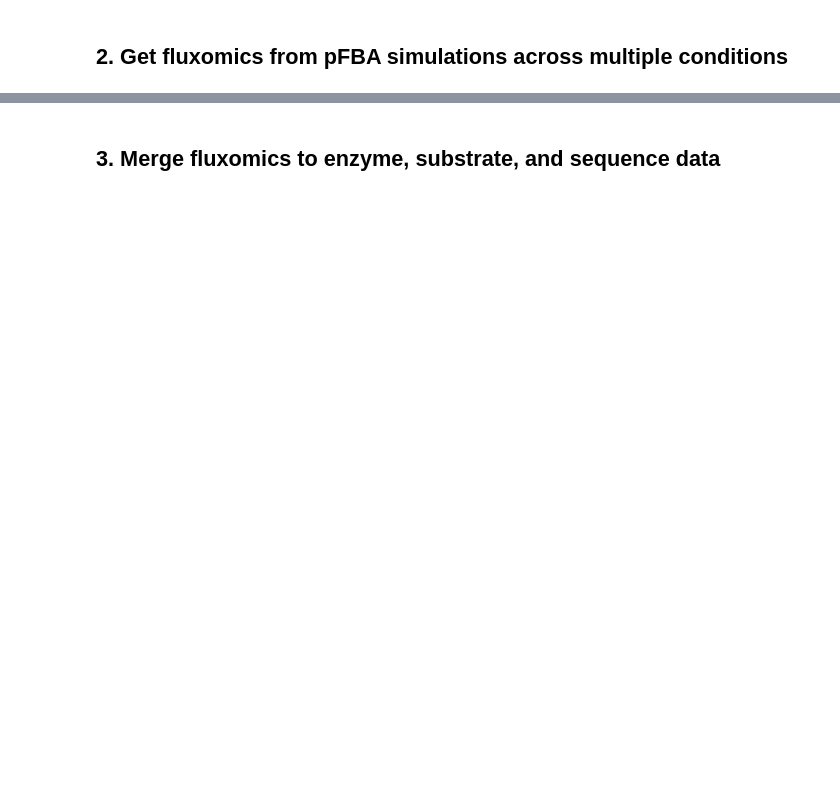
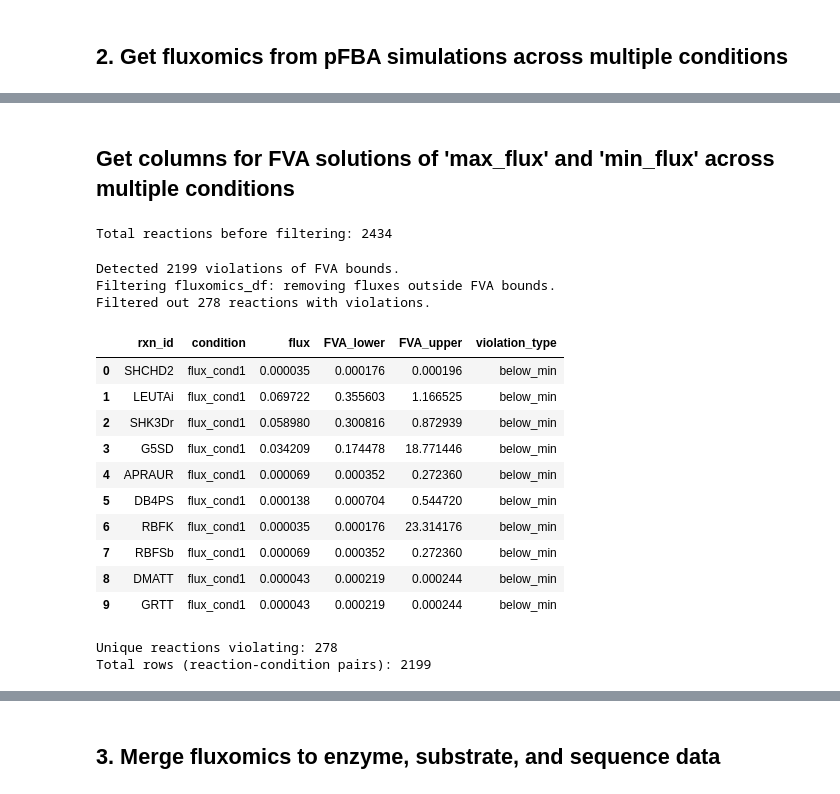
Before and after one commit to lyach/BactoCat, a Jupyter notebook: experiments/kapp_pipeline.ipynb, the cells around one changed output, grey strips where cells are left out. Saved outputs shown, nothing was run; the diff lists cells and outputs as text; code cells hidden in the pictures; blank space fills up the shorter version.

```diff
--- a/experiments/kapp_pipeline.ipynb
+++ b/experiments/kapp_pipeline.ipynb
@@ -91,3 +88,5 @@ Condition 9 completed successfully
 Fluxomics dataframe created with 9 conditions
 # %%
 flux_summary = fluxomics_df.set_index("rxn_id").agg(["mean", "std", "min", "max"], axis=1)
+# %% [markdown]
+##  Get columns for FVA solutions of 'max_flux' and 'min_flux' across multiple conditions
@@ -93,0 +109,43 @@ flux_summary = fluxomics_df.set_index("rxn_id").agg(["mean", "std", "min", "max"
+# %%
+num_reactions = fluxomics_df['rxn_id'].nunique()
+print(f"Total reactions before filtering: {num_reactions}")
+# %% [output]
+Total reactions before filtering: 2434
+# %%
+# Create FVA dataframe
+from scripts.kapp_builder import create_FVA_dataframe
+
+fva_df = create_FVA_dataframe(fva_results, model)
+
+# Merge fluxomics df with FVA bounds while filtering for violations
+
+from scripts.kapp_builder import FVA_integration
+
+# filtered_fluxomics_df, violations_df = FVA_integration(fluxomics_df, fva_df, filter=True)
+fluxomics_df, violations_df = FVA_integration(fluxomics_df, fva_df, filter=True)
+
+# violations_df = FVA_sanity_check(fluxomics_df, fva_df)
+# %% [output]
+Detected 2199 violations of FVA bounds.
+Filtering fluxomics_df: removing fluxes outside FVA bounds.
+Filtered out 278 reactions with violations.
+# %%
+violations_df.head(10)
+# %% [output]
+|  | rxn_id | condition | flux | FVA_lower | FVA_upper | violation_type |
+| 0 | SHCHD2 | flux_cond1 | 0.000035 | 0.000176 | 0.000196 | below_min |
+| 1 | LEUTAi | flux_cond1 | 0.069722 | 0.355603 | 1.166525 | below_min |
+| 2 | SHK3Dr | flux_cond1 | 0.058980 | 0.300816 | 0.872939 | below_min |
+| 3 | G5SD | flux_cond1 | 0.034209 | 0.174478 | 18.771446 | below_min |
+| 4 | APRAUR | flux_cond1 | 0.000069 | 0.000352 | 0.272360 | below_min |
+| 5 | DB4PS | flux_cond1 | 0.000138 | 0.000704 | 0.544720 | below_min |
+| 6 | RBFK | flux_cond1 | 0.000035 | 0.000176 | 23.314176 | below_min |
+| 7 | RBFSb | flux_cond1 | 0.000069 | 0.000352 | 0.272360 | below_min |
+| 8 | DMATT | flux_cond1 | 0.000043 | 0.000219 | 0.000244 | below_min |
+| 9 | GRTT | flux_cond1 | 0.000043 | 0.000219 | 0.000244 | below_min |
+# %%
+print("Unique reactions violating:", violations_df['rxn_id'].nunique())
+print("Total rows (reaction-condition pairs):", len(violations_df))
+# %% [output]
+Unique reactions violating: 278
+Total rows (reaction-condition pairs): 2199
```
Also changed, not shown: parts of 15 cells of this notebook, 50 other files.
